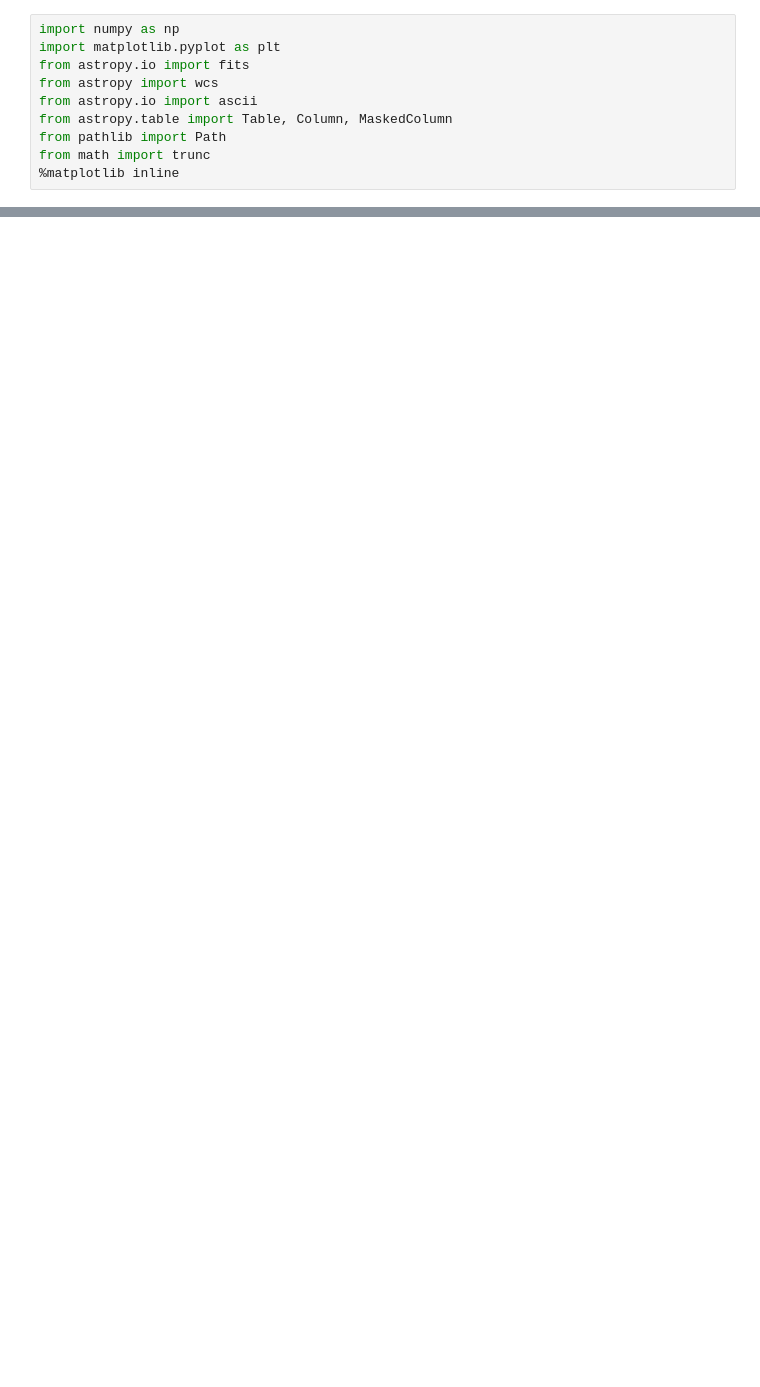
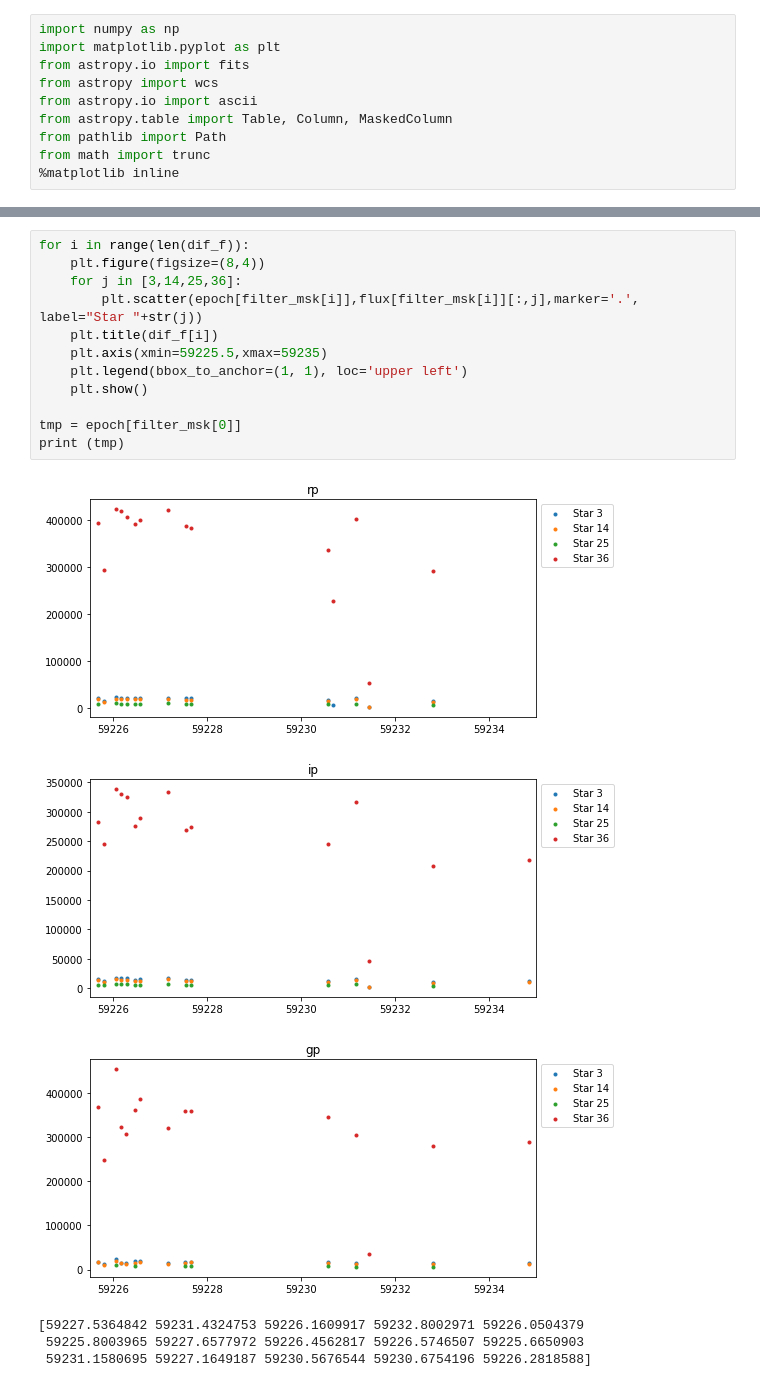
Before and after one commit to BartOuwehand/BRPJ0600, a Jupyter notebook: testfile3.ipynb, the cells around one changed output, grey strips where cells are left out. Drawn from its saved outputs; the diff is of its cells as text; blank space fills up the shorter version.

```diff
--- a/testfile3.ipynb
+++ b/testfile3.ipynb
@@ -72,0 +92,19 @@ for i in range(len(dif_f)):
+# %%
+for i in range(len(dif_f)):
+    plt.figure(figsize=(8,4))
+    for j in [3,14,25,36]:
+        plt.scatter(epoch[filter_msk[i]],flux[filter_msk[i]][:,j],marker='.', label="Star "+str(j))
+    plt.title(dif_f[i])
+    plt.axis(xmin=59225.5,xmax=59235)
+    plt.legend(bbox_to_anchor=(1, 1), loc='upper left')
+    plt.show()
+
+tmp = epoch[filter_msk[0]]
+print (tmp)
+# %% [output]
+[figure, added]
+[figure, added]
+[figure, added]
+[59227.5364842 59231.4324753 59226.1609917 59232.8002971 59226.0504379
+ 59225.8003965 59227.6577972 59226.4562817 59226.5746507 59225.6650903
+ 59231.1580695 59227.1649187 59230.5676544 59230.6754196 59226.2818588]
```
Also changed, not shown: parts of 6 cells of this notebook.
